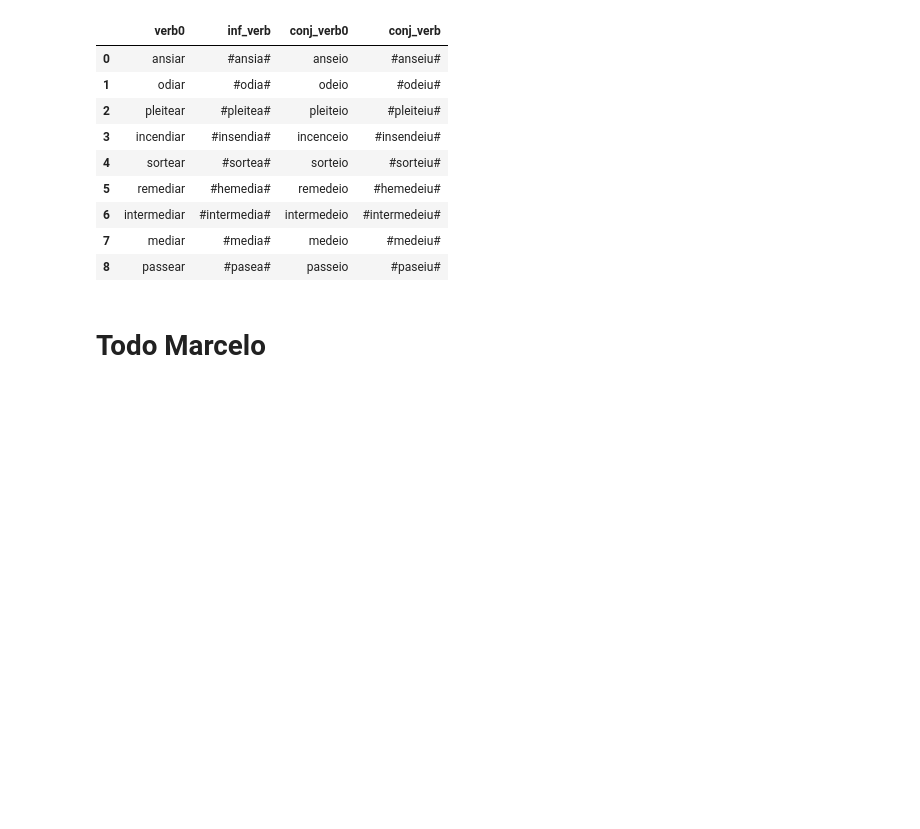
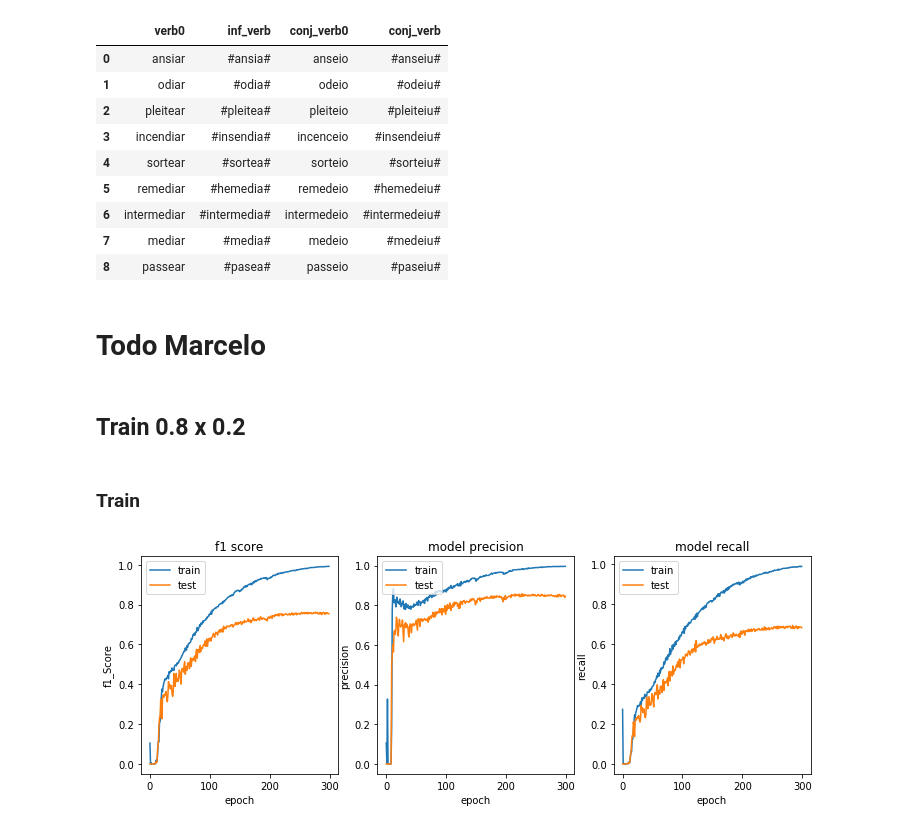
Before and after one commit to beatrizalbiero/MsResearch, a Jupyter notebook: input_features.ipynb, the cells around one changed output. Saved outputs shown, nothing was run; the diff lists cells and outputs as text; code cells hidden in the pictures; blank space fills up the shorter version.

```diff
--- a/input_features.ipynb
+++ b/input_features.ipynb
@@ -567,7 +553,7 @@ del lookup['PAD']
 with open('WickelfeaturesProject/Files/lookup.pickle', 'wb') as file:
     pickle.dump(lookup, file, protocol=pickle.HIGHEST_PROTOCOL)
 # %%
-lookup['PAD'] = np.array([0, 0, 0, 0, 0, 0, 0, 0, 0, 0, 0, 0, 0, 0, 0, 0, 0, 0, 0, 0, 0])
+#lookup['PAD'] = np.array([0, 0, 0, 0, 0, 0, 0, 0, 0, 0, 0, 0, 0, 0, 0, 0, 0, 0, 0, 0, 0])
 # %%
 with open('WickelfeaturesProject/Files/lookup.pickle', 'rb') as file:
     lookup = pickle.load(file)
@@ -713,0 +723,27 @@ Wall time: 11min 20s
+# %%
+def plot_f_beta(history):
+    plt.plot(history.history['fbeta_score'])
+    plt.plot(pd.Series(history.history['val_fbeta_score']))
+    plt.title('f1 score')
+    plt.ylabel('f1_Score')
+    plt.xlabel('epoch')
+    plt.legend(['train', 'test'], loc='upper left');
+
+
+def plot_recall(history):
+    score = 'recall'
+    plt.plot(history.history[score])
+    plt.plot(pd.Series(history.history['val_{}'.format(score)]))
+    plt.title('model {}'.format(score))
+    plt.ylabel(score)
+    plt.xlabel('epoch')
+    plt.legend(['train', 'test'], loc='upper left');
+
+def plot_precision(history):
+    score = 'precision'
+    plt.plot(history.history[score])
+    plt.plot(pd.Series(history.history['val_{}'.format(score)]))
+    plt.title('model {}'.format(score))
+    plt.ylabel(score)
+    plt.xlabel('epoch')
+    plt.legend(['train', 'test'], loc='upper left');
@@ -793,0 +824,20 @@ revel
+# %%
+corpus2 = pd.read_csv("WickelfeaturesProject/Corpus_new_coding/403_verbs_with_classes.csv", index_col='Unnamed: 0' )
+# %% [markdown]
+## Train 0.8 x 0.2
+# %% [markdown]
+### Train
+# %%
+_, history_new = train(corpus2, length=392, epochs=300)
+# %%
+plt.figure(figsize=(12, 4))
+plt.subplot(1,3,1)
+plot_f_beta(history_new)
+
+plt.subplot(1,3,2)
+plot_precision(history_new)
+
+plt.subplot(1,3,3)
+plot_recall(history_new)
+# %% [output]
+[figure, added]
```
Also changed, not shown: parts of 37 cells of this notebook, 11 other files.
